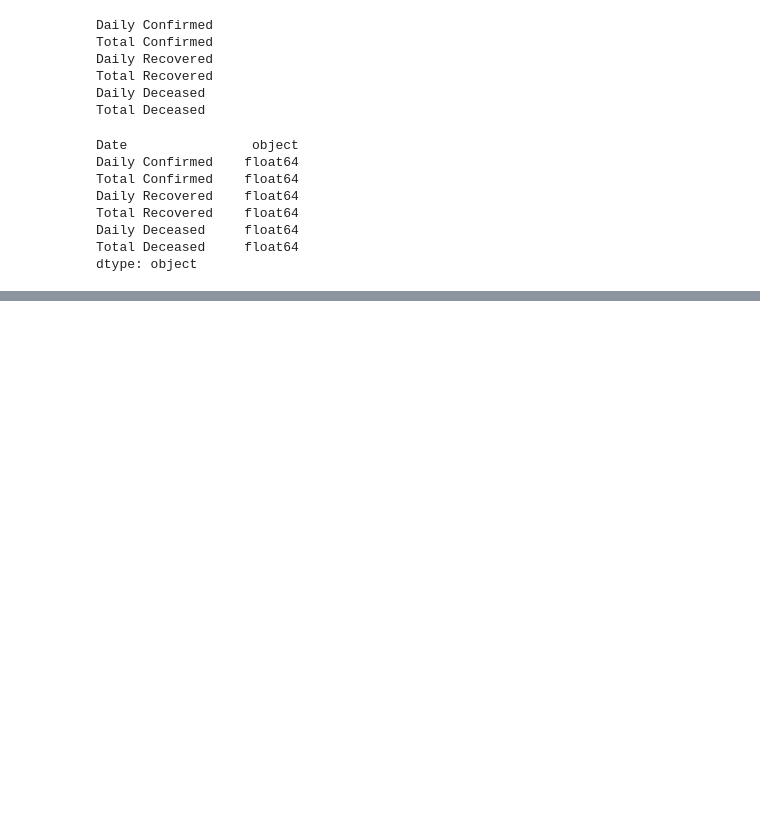
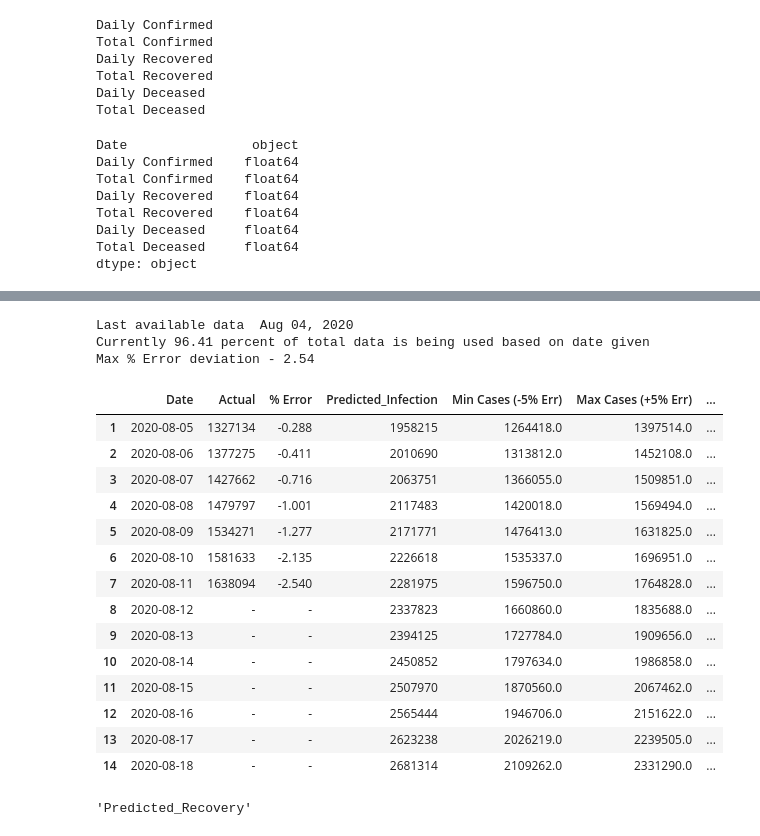
Before and after one commit to abhi7411/covid19-India, a Jupyter notebook: Covid_Predict.ipynb, the cells around one changed output, grey strips where cells are left out. Cells and saved outputs as stored; diff of their text form; code cells hidden in the pictures; blank space fills up the shorter version.

```diff
--- a/Covid_Predict.ipynb
+++ b/Covid_Predict.ipynb
@@ -289,0 +337,60 @@ Please replace it with one of the following more specific types
+# %%
+model_log_param = 'LogTotalRecovered'
+model_param = 'Total Recovered'
+
+req_data = covid[[model_param, model_log_param, 'Date']]
+
+# Removing inf values
+req_data.replace(-np.Inf, 0, inplace= True)
+
+# Initializing model and tuning the hyperparameters and checking out the results.
+
+# print("\n=====================================================================================")
+# print("=============================== Prediction Day - {0} ==================================".format(abs(delta_days)))
+# print("=====================================================================================", end="\n\n")
+model_degree = (3, 2, 1)
+res_321 = ARIMA_model(delta_days, model_degree, 'Date')
+predict_col = 'Predicted_Recovery'
+predicted_covid = predicting_values(res_321, predicted_covid, predict_col)
+# display(predicted_covid)
+
+res_321 = ARIMA_model(delta_days, model_degree, 'Percent')
+
+# Change in percentage
+delta_const = 0
+delta_ar = 0
+delta_ma = 0
+
+res_321.params[0] = res_321.params[0] + res_321.params[0] * delta_const/100
+res_321.params[1] = res_321.params[1] + res_321.params[1] * delta_ar/100
+res_321.params[2] = res_321.params[2] + res_321.params[2] * delta_ma/100
+
+predicted_covid = predicting_values(res_321, predicted_covid, predict_col)
+print('Max % Error deviation -', max(predicted_covid['% Error'].replace('-').replace(' - ', 0).astype(float).abs()))
+
+err_range = 5
+predicted_covid['Min Cases (-{0}% Err)'.format(err_range)] = round(predicted_covid[predict_col] - predicted_covid[predict_col] * err_range/100)
+predicted_covid['Max Cases (+{0}% Err)'.format(err_range)] = round(predicted_covid[predict_col] + predicted_covid[predict_col] * err_range/100)
+predicted_covid['Min Cases (-{0}% Err)'.format(err_range)].astype(int)
+predicted_covid['Max Cases (+{0}% Err)'.format(err_range)].astype(int)
+display(predicted_covid, predict_col)
+# %% [output]
+Last available data  Aug 04, 2020
+Currently 96.41 percent of total data is being used based on date given
+Max % Error deviation - 2.54
+|  | Date | Actual | % Error | Predicted_Infection | Min Cases (-5% Err) | Max Cases (+5% Err) | ... |
+| 1 | 2020-08-05 | 1327134 | -0.288 | 1958215 | 1264418.0 | 1397514.0 | ... |
+| 2 | 2020-08-06 | 1377275 | -0.411 | 2010690 | 1313812.0 | 1452108.0 | ... |
+| 3 | 2020-08-07 | 1427662 | -0.716 | 2063751 | 1366055.0 | 1509851.0 | ... |
+| 4 | 2020-08-08 | 1479797 | -1.001 | 2117483 | 1420018.0 | 1569494.0 | ... |
+| 5 | 2020-08-09 | 1534271 | -1.277 | 2171771 | 1476413.0 | 1631825.0 | ... |
+| 6 | 2020-08-10 | 1581633 | -2.135 | 2226618 | 1535337.0 | 1696951.0 | ... |
+| 7 | 2020-08-11 | 1638094 | -2.540 | 2281975 | 1596750.0 | 1764828.0 | ... |
+| 8 | 2020-08-12 | - | - | 2337823 | 1660860.0 | 1835688.0 | ... |
+| 9 | 2020-08-13 | - | - | 2394125 | 1727784.0 | 1909656.0 | ... |
+| 10 | 2020-08-14 | - | - | 2450852 | 1797634.0 | 1986858.0 | ... |
+| 11 | 2020-08-15 | - | - | 2507970 | 1870560.0 | 2067462.0 | ... |
+| 12 | 2020-08-16 | - | - | 2565444 | 1946706.0 | 2151622.0 | ... |
+| 13 | 2020-08-17 | - | - | 2623238 | 2026219.0 | 2239505.0 | ... |
+| 14 | 2020-08-18 | - | - | 2681314 | 2109262.0 | 2331290.0 | ... |
+'Predicted_Recovery'
```
Also changed, not shown: parts of 22 cells of this notebook.
